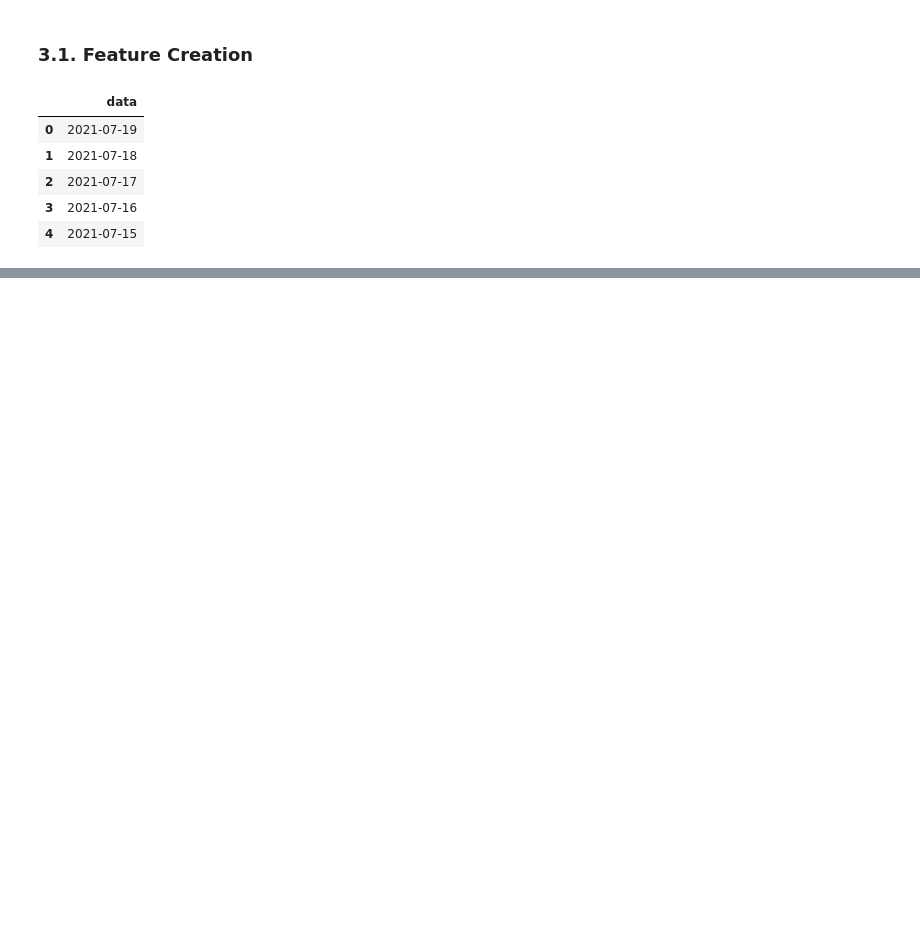
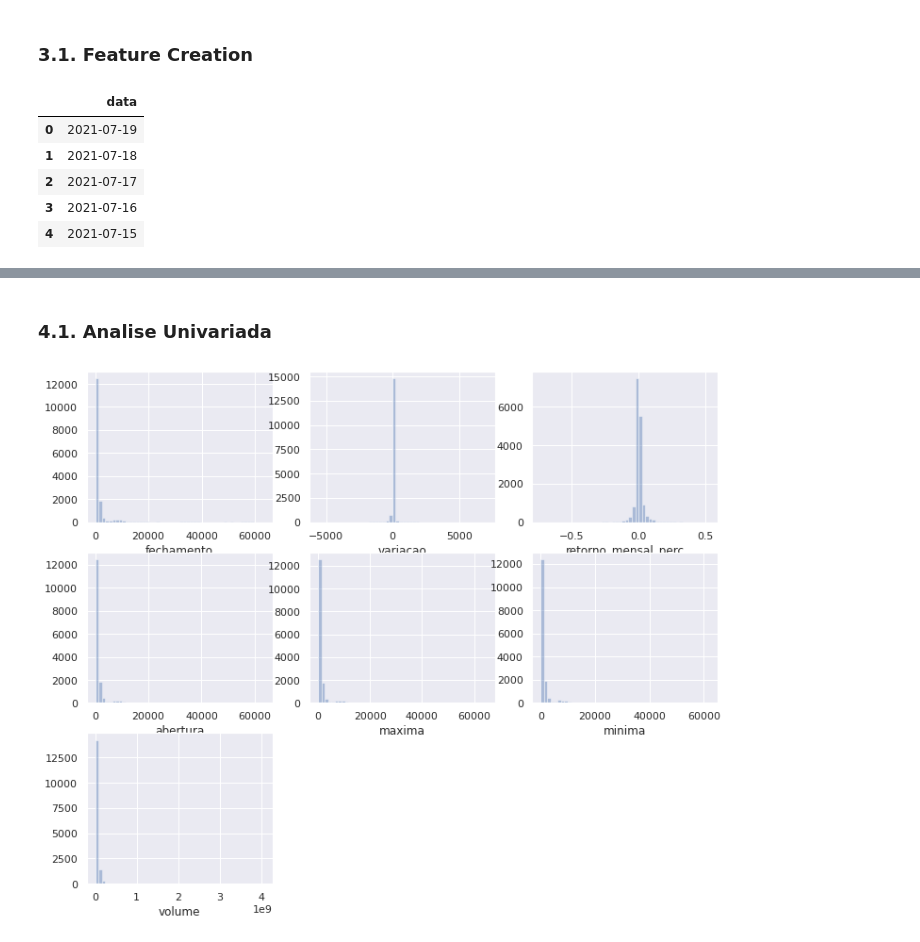
Before and after one commit to wilianuhlmann/predict_profitability_dr, a Jupyter notebook: alpha_funding.ipynb, the cells around one changed output, grey strips where cells are left out. Cells and saved outputs as stored; diff of their text form; code cells hidden in the pictures; blank space fills up the shorter version.

```diff
--- a/alpha_funding.ipynb
+++ b/alpha_funding.ipynb
@@ -550,0 +672,2 @@ df3
+# %%
+df4 = df3.copy()
@@ -550,0 +679,39 @@ df3
+# %% [markdown]
+### 4.1. Analise Univariada
+# %%
+# fechamento
+plt.subplot( 3, 3, 1 )
+#plt.rcParams['figure.figsize'] = [12, 20]
+#sns.set()
+sns.distplot( df4['fechamento'], kde=False  );
+
+
+# fechamento
+plt.subplot( 3, 3, 2 )
+#plt.rcParams['figure.figsize'] = [12, 10]
+#sns.set()
+sns.distplot( df4['variacao'], kde=False  );
+
+# Retorno mensal em percentual
+plt.subplot( 3, 3, 3 )
+sns.distplot( df4['retorno_mensal_perc'], kde=False  );
+
+# Preço de abertura
+plt.subplot( 3, 3, 4 )
+sns.distplot( df4['abertura'], kde=False  );
+
+
+# Preço da maxima
+plt.subplot( 3, 3, 5 )
+sns.distplot( df4['maxima'], kde=False  );
+
+
+# Preço da minima
+plt.subplot( 3, 3, 6 )
+sns.distplot( df4['minima'], kde=False  );
+
+# Volume total do dia
+plt.subplot( 3, 3, 7 )
+sns.distplot( df4['volume'], kde=False  );
+# %% [output]
+[figure, added]
```
Also changed, not shown: parts of 40 cells of this notebook.
